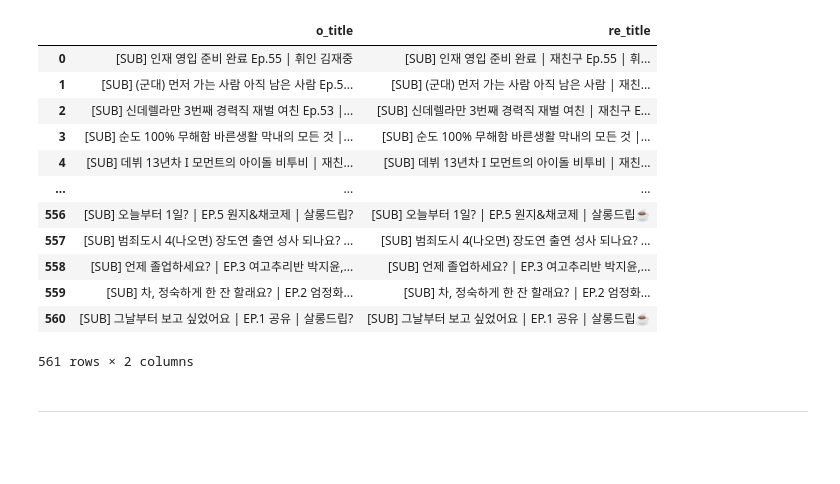
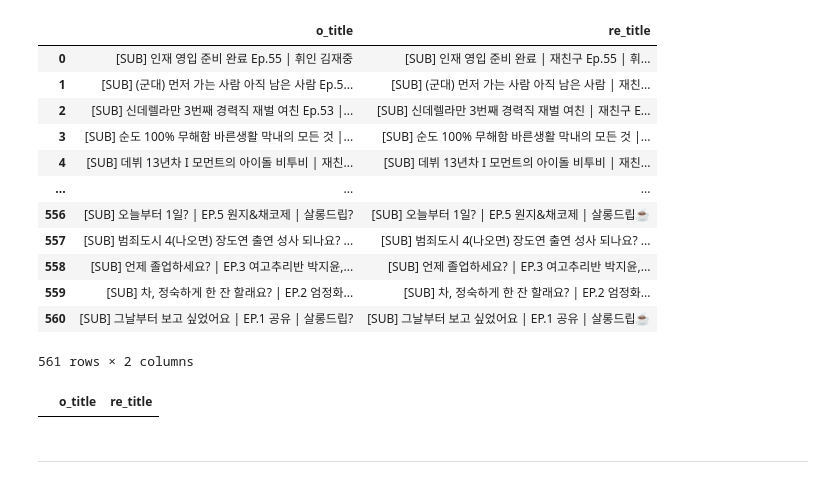
Before and after one commit to bymate/view_prediction_ML, a Jupyter notebook: youtube_title_recrawling.ipynb, the cells around one changed output. Drawn from its saved outputs; the diff is of its cells as text; code cells hidden in the pictures; blank space fills up the shorter version.

```diff
--- a/youtube_title_recrawling.ipynb
+++ b/youtube_title_recrawling.ipynb
@@ -141,6 +150,10 @@ df1
 | 559 | [SUB] 차, 정숙하게 한 잔 할래요? | EP.2 엄정화... | [SUB] 차, 정숙하게 한 잔 할래요? | EP.2 엄정화... |
 | 560 | [SUB] 그날부터 보고 싶었어요 | EP.1 공유 | 살롱드립? | [SUB] 그날부터 보고 싶었어요 | EP.1 공유 | 살롱드립☕ |
 561 rows × 2 columns
+# %%
+df1[df1['re_title'].isna()]
+# %% [output]
+|  | o_title | re_title |
 # %% [markdown]
 ----
 # %% [markdown]
```
Also changed, not shown: parts of 7 cells of this notebook.
